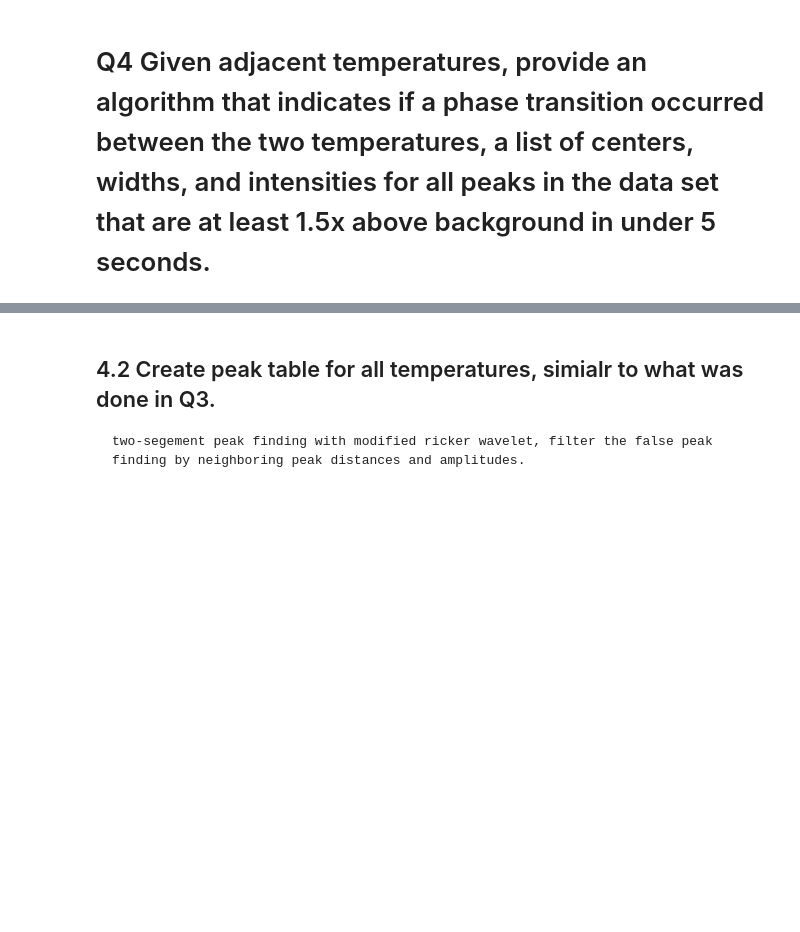
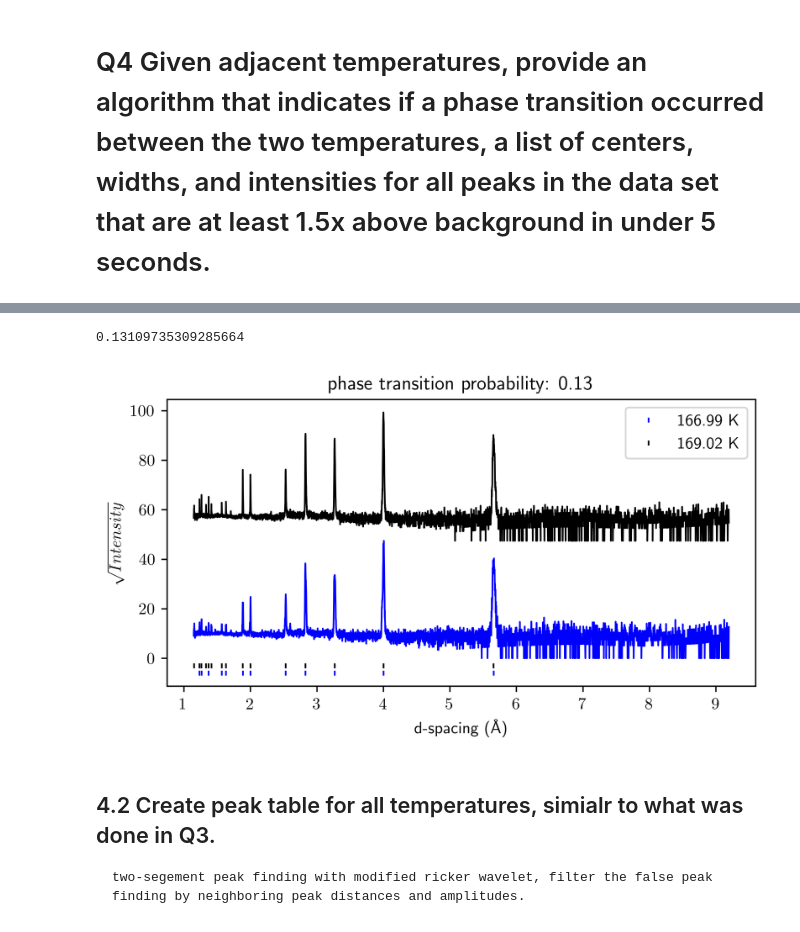
Before and after one commit to yaohualiu/NPD, a Jupyter notebook: NPD_Q4.ipynb, the cells around one changed output, grey strips where cells are left out. Drawn from its saved outputs; the diff is of its cells as text; code cells hidden in the pictures; blank space fills up the shorter version.

```diff
--- a/NPD_Q4.ipynb
+++ b/NPD_Q4.ipynb
@@ -181,3 +480,11 @@ plt.savefig('Q4/Figs/PhaseTransition_Likehood_allT')
+# %%
+figsize(6.4, 3.2)
+temp=166
+title = 'Q4/Figs/phasetransitioprobn_%3d_K' %(temp)
+cal_likehood_bypeakpos(intsy, temps, dd_cs, temp, gamma = 0.05, figtitle = title)
+# %% [output]
+0.13109735309285664
+[figure, added]
 # %% [markdown]
 ## 4.2 Create peak table for all temperatures, simialr to what was done in Q3.
 
```
Also changed, not shown: parts of 29 cells of this notebook.
